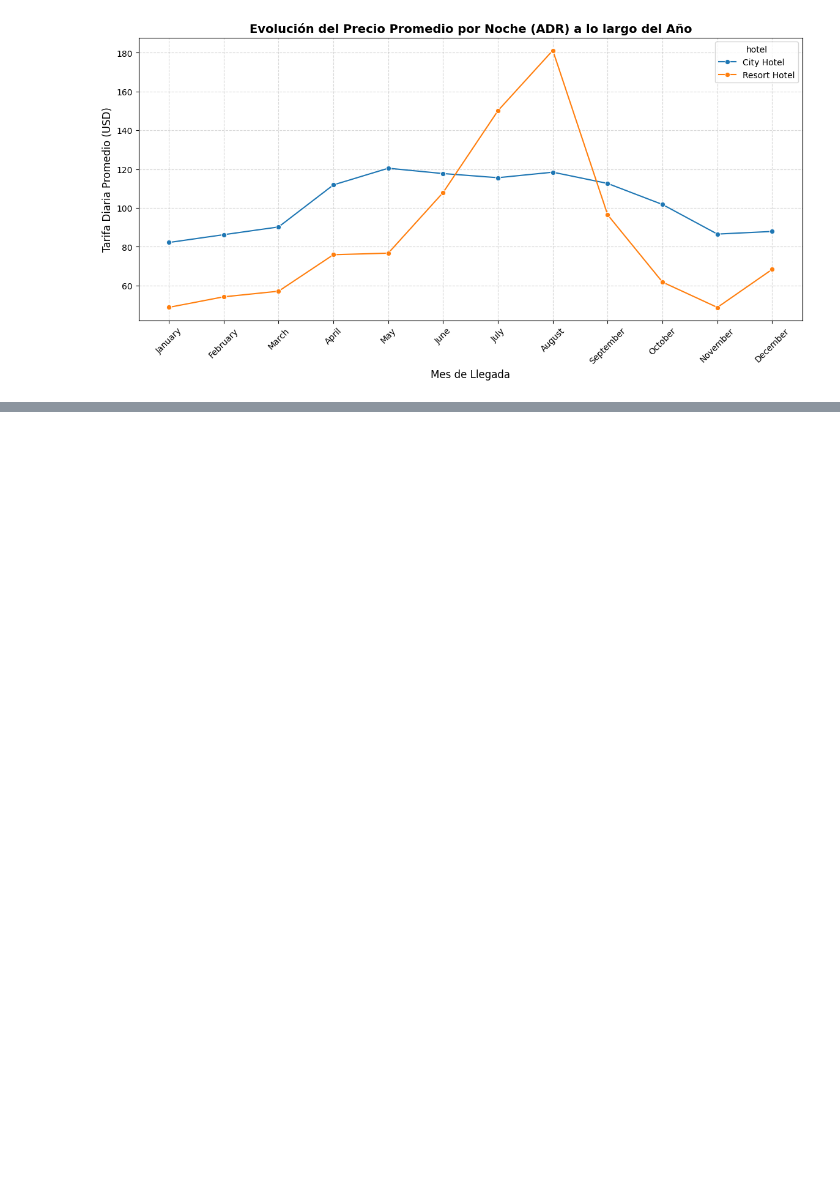
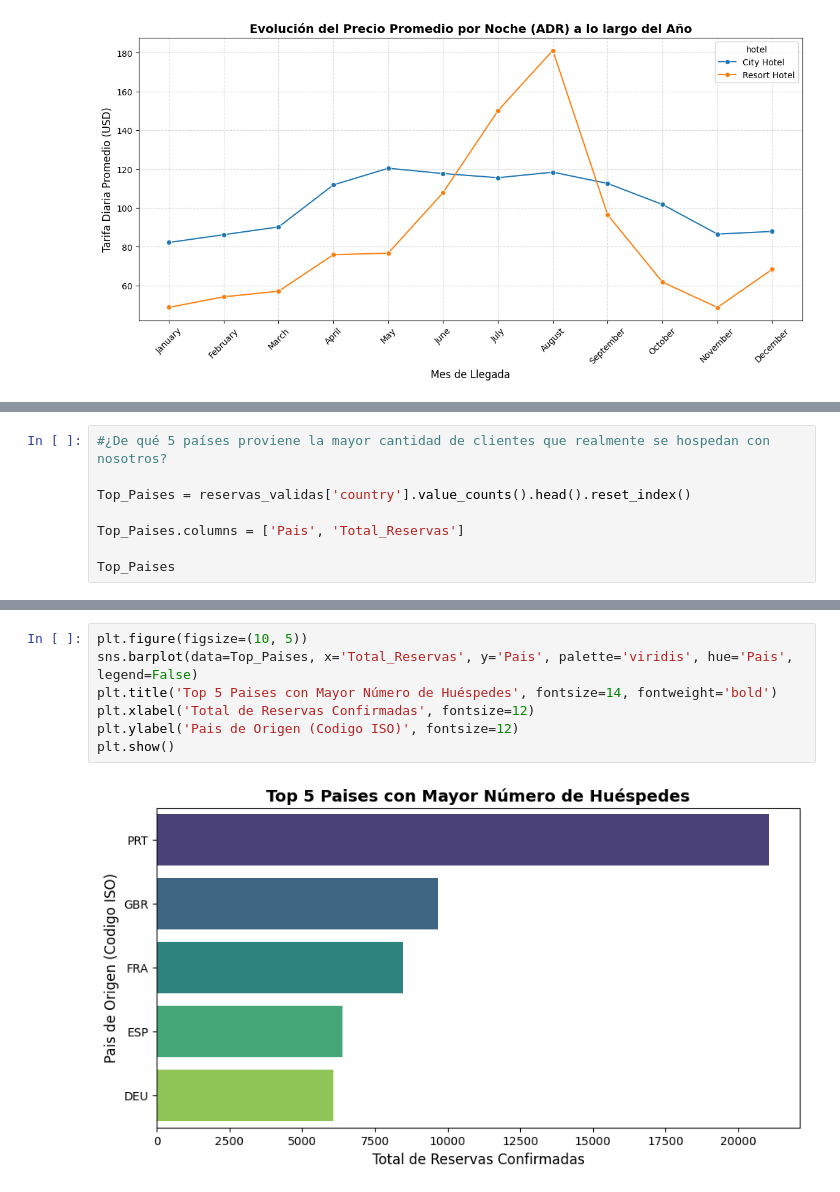
Before and after one commit to luisferdm6/02_analisis_hotelero_pandas, a Jupyter notebook: 01_limpieza_y_agrupaciones_hotel.ipynb, the cells around one changed output, grey strips where cells are left out. Saved outputs shown, nothing was run; the diff lists cells and outputs as text; blank space fills up the shorter version.

Commit message:
- Ordenamiento cronológico de meses con pd.Categorical - Gráfica de líneas de tendencia de precios ADR por hotel - Conteo de ocupación mensual y Top 5 países emisores (gráfico de barras horizontal)

```diff
--- a/01_limpieza_y_agrupaciones_hotel.ipynb
+++ b/01_limpieza_y_agrupaciones_hotel.ipynb
@@ -574,0 +597,8 @@ plt.show()
+# %%
+#¿De qué 5 países proviene la mayor cantidad de clientes que realmente se hospedan con nosotros?
+
+Top_Paises = reservas_validas['country'].value_counts().head().reset_index()
+
+Top_Paises.columns = ['Pais', 'Total_Reservas']
+
+Top_Paises
@@ -574,0 +612,9 @@ plt.show()
+# %%
+plt.figure(figsize=(10, 5))
+sns.barplot(data=Top_Paises, x='Total_Reservas', y='Pais', palette='viridis', hue='Pais', legend=False)
+plt.title('Top 5 Paises con Mayor Número de Huéspedes', fontsize=14, fontweight='bold')
+plt.xlabel('Total de Reservas Confirmadas', fontsize=12)
+plt.ylabel('Pais de Origen (Codigo ISO)', fontsize=12)
+plt.show()
+# %% [output]
+[figure, added]
```
Also changed, not shown: parts of 2 cells of this notebook.
